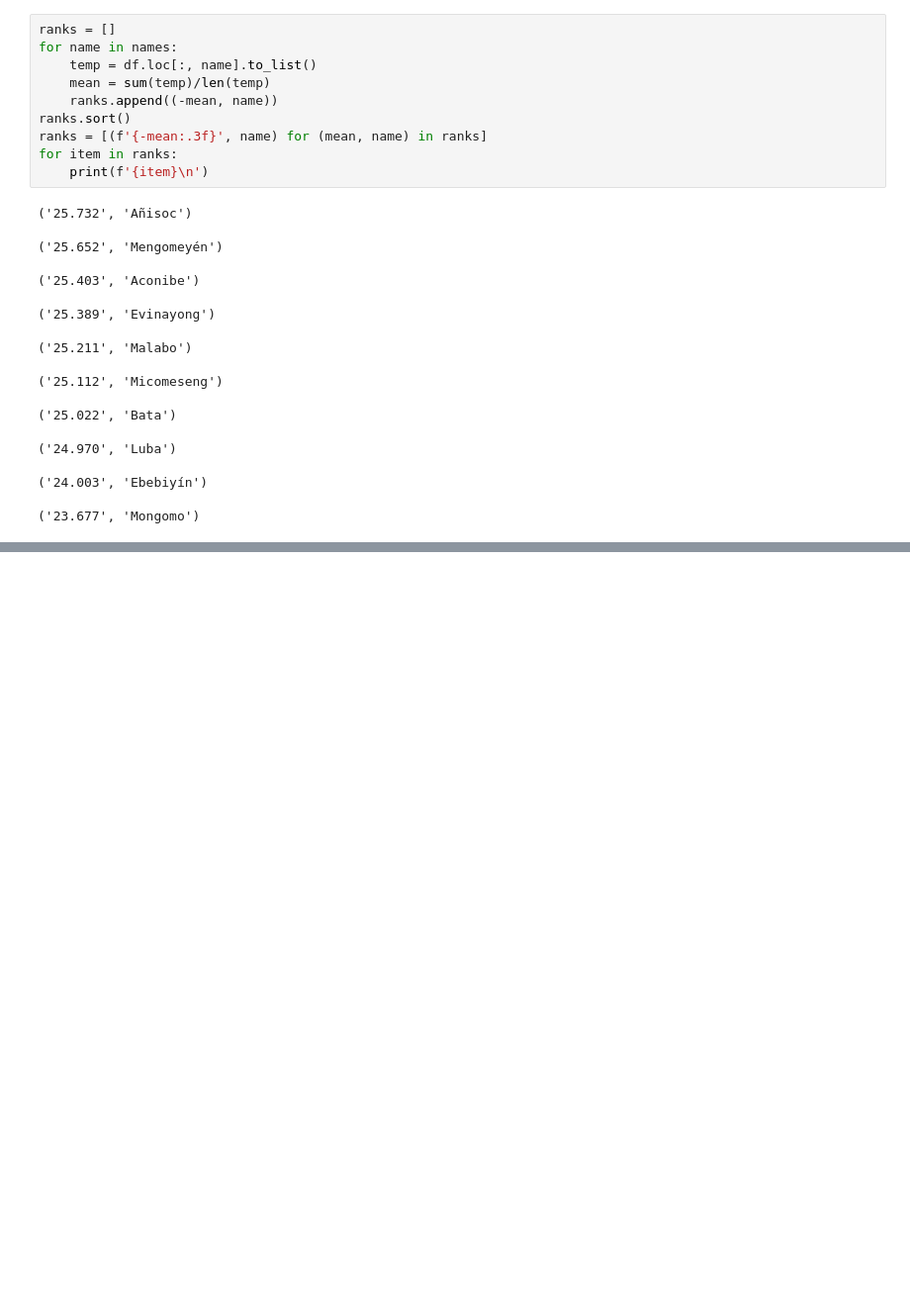
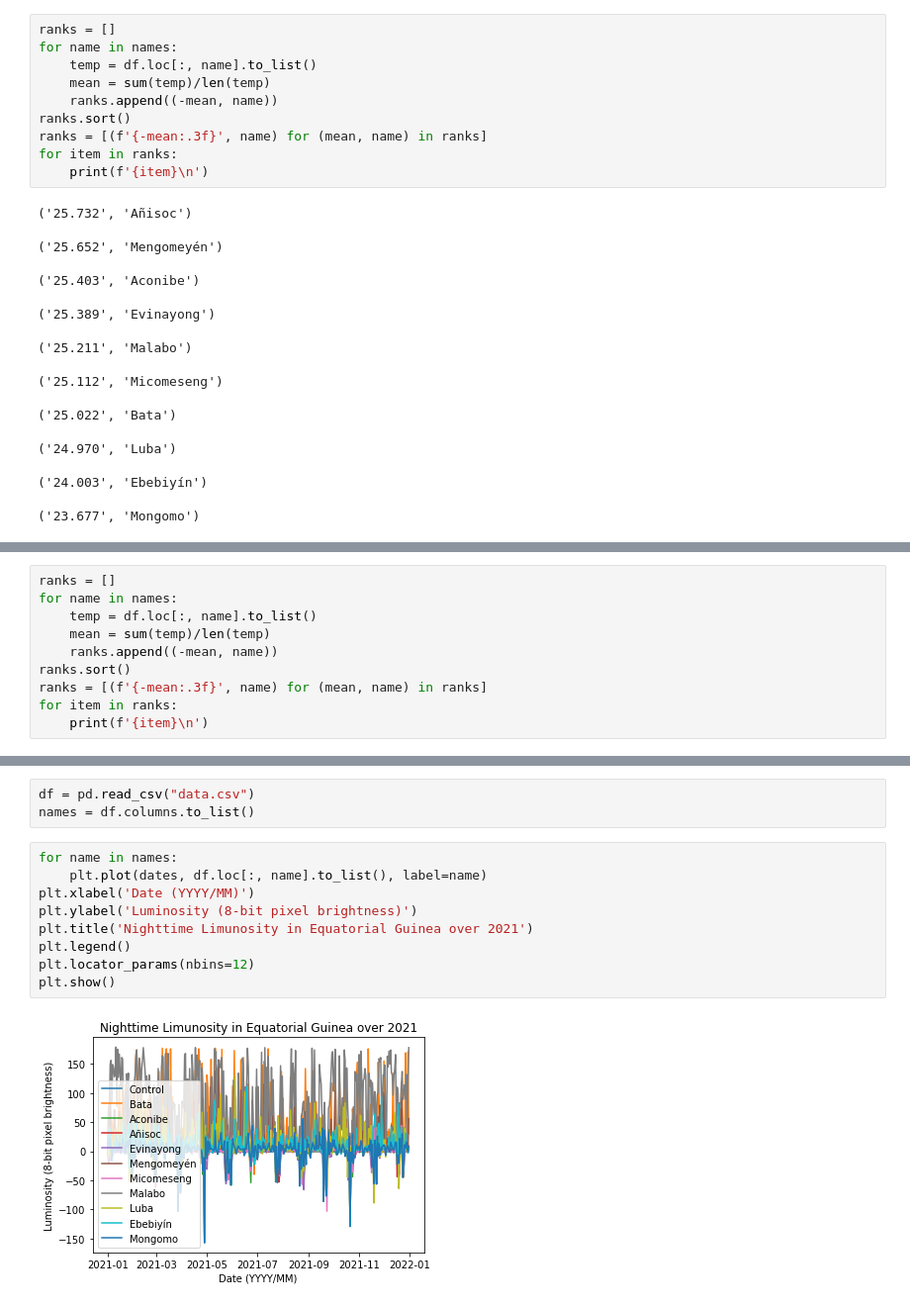
Before and after one commit to NicoACloutier/assorted-data-analysis, a Jupyter notebook: equatorial_guinea/RESULTS.ipynb, the cells around one changed output, grey strips where cells are left out. Shown: that part at 99% size. Saved outputs shown, nothing was run; the diff lists cells and outputs as text; blank space fills up the shorter version.

```diff
--- a/equatorial_guinea/RESULTS.ipynb
+++ b/equatorial_guinea/RESULTS.ipynb
@@ -61,0 +75,10 @@ Interestingly, the above rankings (which track average nighttime luminosity acro
+# %%
+ranks = []
+for name in names:
+    temp = df.loc[:, name].to_list()
+    mean = sum(temp)/len(temp)
+    ranks.append((-mean, name))
+ranks.sort()
+ranks = [(f'{-mean:.3f}', name) for (mean, name) in ranks]
+for item in ranks:
+    print(f'{item}\n')
@@ -61,0 +105,14 @@ Interestingly, the above rankings (which track average nighttime luminosity acro
+# %%
+df = pd.read_csv("data.csv")
+names = df.columns.to_list()
+# %%
+for name in names:
+    plt.plot(dates, df.loc[:, name].to_list(), label=name)
+plt.xlabel('Date (YYYY/MM)')
+plt.ylabel('Luminosity (8-bit pixel brightness)')
+plt.title('Nighttime Limunosity in Equatorial Guinea over 2021')
+plt.legend()
+plt.locator_params(nbins=12)
+plt.show()
+# %% [output]
+[figure, added]
```
Also changed, not shown: parts of 8 cells of this notebook, 12 other files.
